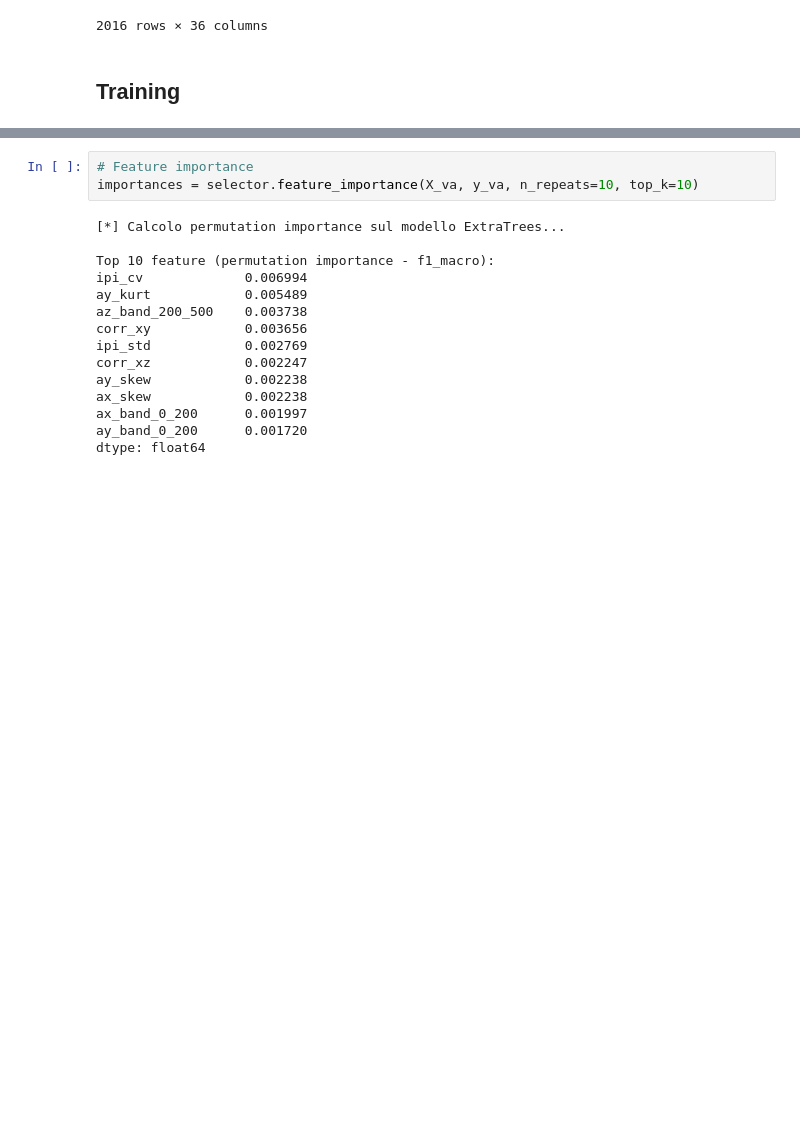
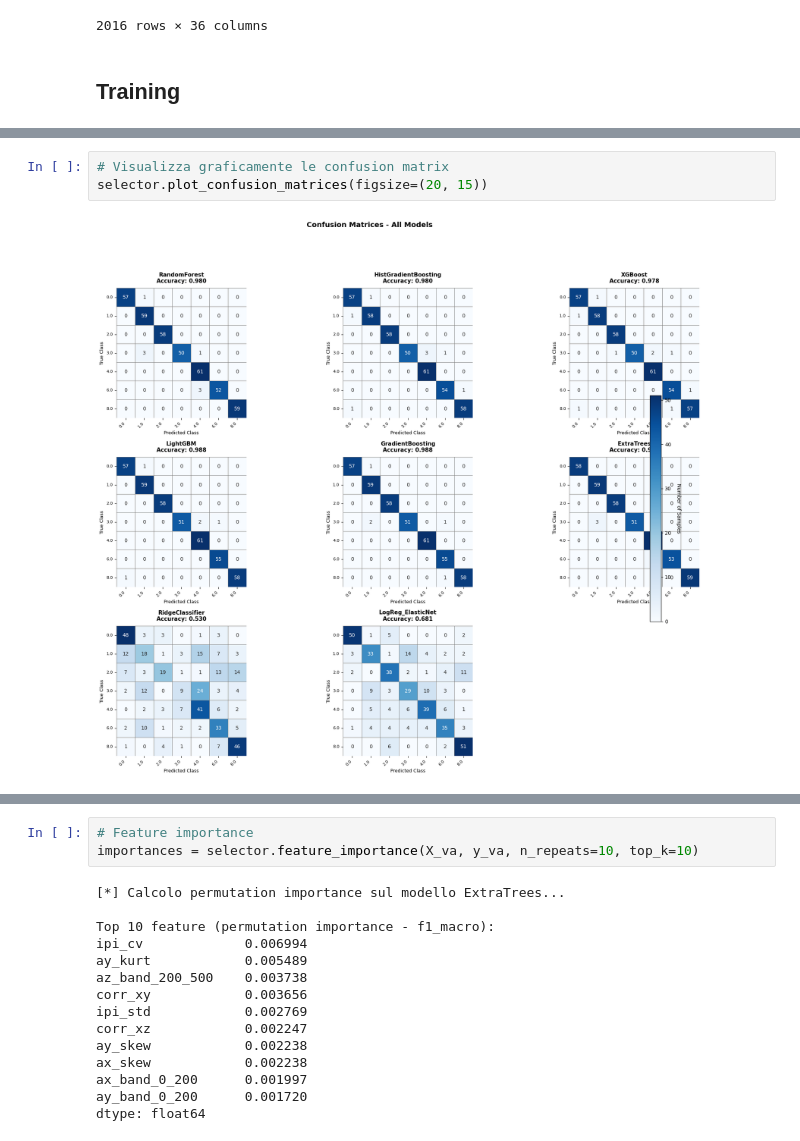
Before and after one commit to Andreavisi1/Challenge_B1_PHM_North_America_2023, a Jupyter notebook: main.ipynb, the cells around one changed output, grey strips where cells are left out. Cells and saved outputs as stored; diff of their text form; blank space fills up the shorter version.

```diff
--- a/main.ipynb
+++ b/main.ipynb
@@ -226,0 +323,5 @@ KeyError: 'model'
+# %%
+# Visualizza graficamente le confusion matrix
+selector.plot_confusion_matrices(figsize=(20, 15))
+# %% [output]
+[figure, added]
```
Also changed, not shown: parts of 14 cells of this notebook, 1 other file.
